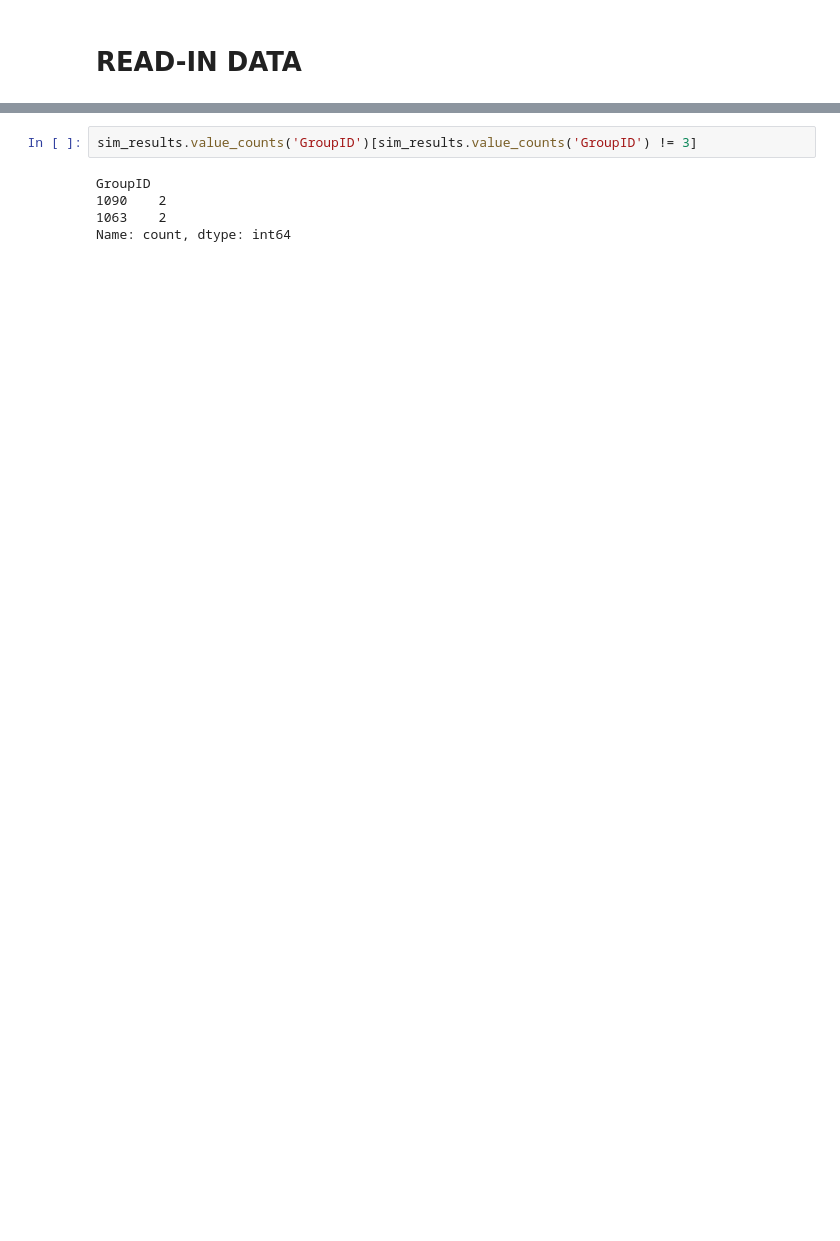
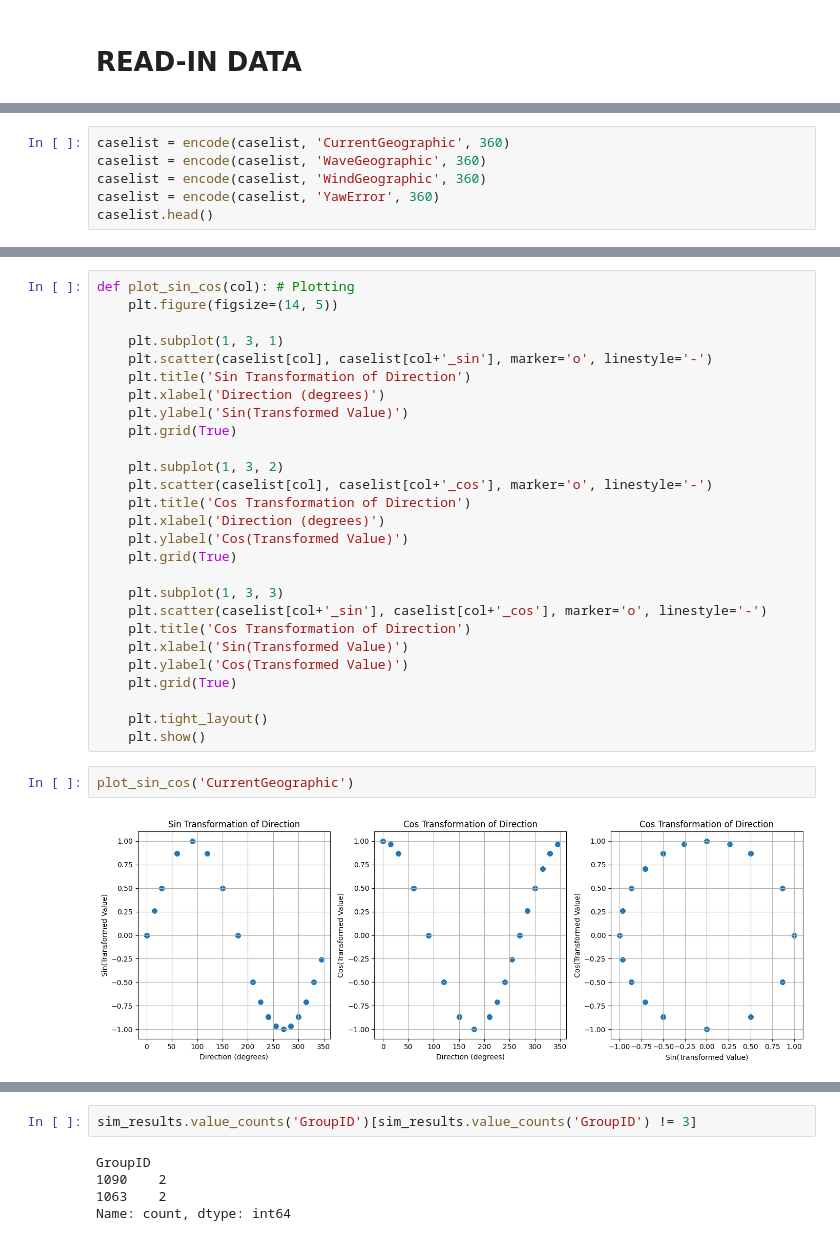
Before and after one commit to FinnFe0103/StiesdalActiveLearning, a Jupyter notebook: _data/_create_csvs.ipynb, the cells around one changed output, grey strips where cells are left out. Cells and saved outputs as stored; diff of their text form; blank space fills up the shorter version.

```diff
--- a/_data/_create_csvs.ipynb
+++ b/_data/_create_csvs.ipynb
@@ -107,0 +114,6 @@ caselist, sim_results, cl_filtered, sr_filtered, sensors = db_to_features(simsta
+# %%
+caselist = encode(caselist, 'CurrentGeographic', 360)
+caselist = encode(caselist, 'WaveGeographic', 360)
+caselist = encode(caselist, 'WindGeographic', 360)
+caselist = encode(caselist, 'YawError', 360)
+caselist.head()
@@ -107,0 +127,31 @@ caselist, sim_results, cl_filtered, sr_filtered, sensors = db_to_features(simsta
+# %%
+def plot_sin_cos(col): # Plotting
+    plt.figure(figsize=(14, 5))
+
+    plt.subplot(1, 3, 1)
+    plt.scatter(caselist[col], caselist[col+'_sin'], marker='o', linestyle='-')
+    plt.title('Sin Transformation of Direction')
+    plt.xlabel('Direction (degrees)')
+    plt.ylabel('Sin(Transformed Value)')
+    plt.grid(True)
+
+    plt.subplot(1, 3, 2)
+    plt.scatter(caselist[col], caselist[col+'_cos'], marker='o', linestyle='-')
+    plt.title('Cos Transformation of Direction')
+    plt.xlabel('Direction (degrees)')
+    plt.ylabel('Cos(Transformed Value)')
+    plt.grid(True)
+
+    plt.subplot(1, 3, 3)
+    plt.scatter(caselist[col+'_sin'], caselist[col+'_cos'], marker='o', linestyle='-')
+    plt.title('Cos Transformation of Direction')
+    plt.xlabel('Sin(Transformed Value)')
+    plt.ylabel('Cos(Transformed Value)')
+    plt.grid(True)
+
+    plt.tight_layout()
+    plt.show()
+# %%
+plot_sin_cos('CurrentGeographic')
+# %% [output]
+[figure, added]
```
Also changed, not shown: parts of 19 cells of this notebook, 2 other files.
